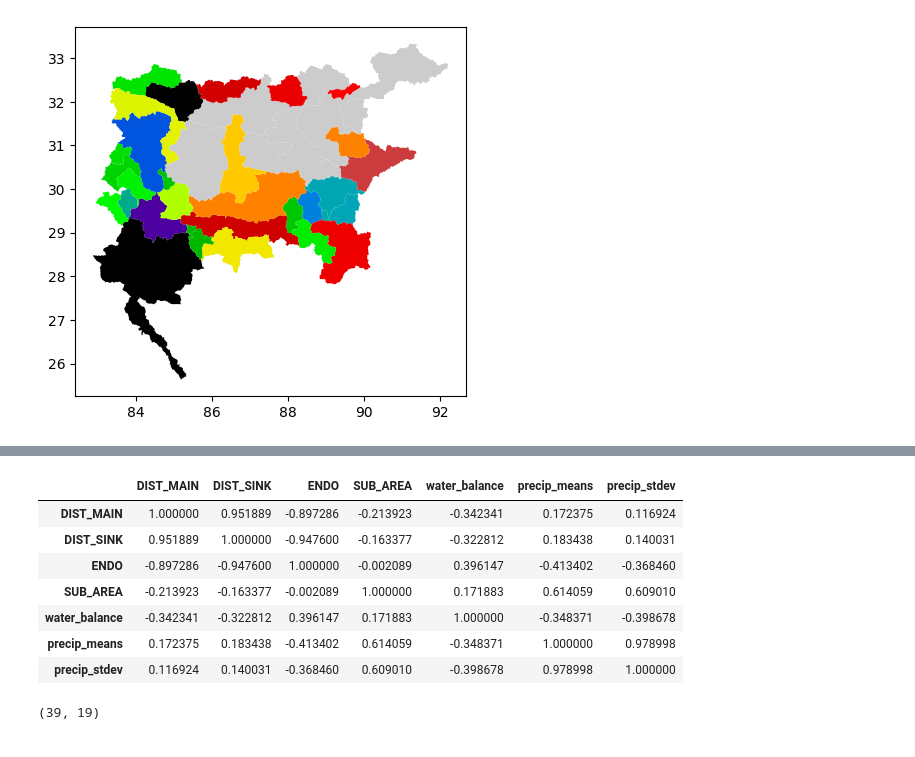
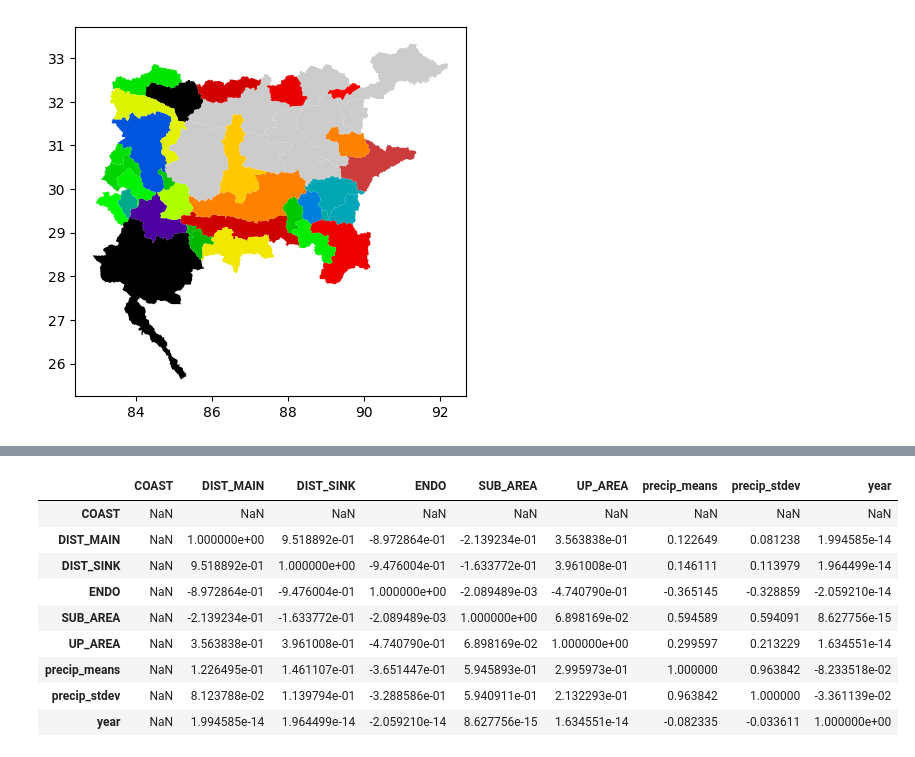
Before and after one commit to 4DModeller/tblakes, a Jupyter notebook: back_to_basins.ipynb, the cells around one changed output, grey strips where cells are left out. Drawn from its saved outputs; the diff is of its cells as text; code cells hidden in the pictures.

```diff
--- a/back_to_basins.ipynb
+++ b/back_to_basins.ipynb
@@ -173,9 +289,13 @@ dfs
 # %%
-precip2010 = xr.open_dataset('data/precip/2010data.nc')
-precip2011 = xr.open_dataset('data/precip/2011data.nc')
-precip = xr.concat([precip2010, precip2011], dim=['longitude', 'latitude'])
-# precip = precip.rio.set_crs(df.crs)
-precip = precip.rio.write_crs(df.crs)
-means = [precip.rio.clip([poly], df.crs).tp.mean().item() for poly in df['.geo'].values]
-stdev = [precip.rio.clip([poly], df.crs).tp.std().item() for poly in df['.geo'].values]
+# %% [output]
+|  | COAST | DIST_MAIN | DIST_SINK | ENDO | SUB_AREA | UP_AREA | precip_means | precip_stdev | year |
+| COAST | NaN | NaN | NaN | NaN | NaN | NaN | NaN | NaN | NaN |
+| DIST_MAIN | NaN | 1.000000e+00 | 9.518892e-01 | -8.972864e-01 | -2.139234e-01 | 3.563838e-01 | 0.122649 | 0.081238 | 1.994585e-14 |
+| DIST_SINK | NaN | 9.518892e-01 | 1.000000e+00 | -9.476004e-01 | -1.633772e-01 | 3.961008e-01 | 0.146111 | 0.113979 | 1.964499e-14 |
+| ENDO | NaN | -8.972864e-01 | -9.476004e-01 | 1.000000e+00 | -2.089489e-03 | -4.740790e-01 | -0.365145 | -0.328859 | -2.059210e-14 |
+| SUB_AREA | NaN | -2.139234e-01 | -1.633772e-01 | -2.089489e-03 | 1.000000e+00 | 6.898169e-02 | 0.594589 | 0.594091 | 8.627756e-15 |
+| UP_AREA | NaN | 3.563838e-01 | 3.961008e-01 | -4.740790e-01 | 6.898169e-02 | 1.000000e+00 | 0.299597 | 0.213229 | 1.634551e-14 |
+| precip_means | NaN | 1.226495e-01 | 1.461107e-01 | -3.651447e-01 | 5.945893e-01 | 2.995973e-01 | 1.000000 | 0.963842 | -8.233518e-02 |
+| precip_stdev | NaN | 8.123788e-02 | 1.139794e-01 | -3.288586e-01 | 5.940911e-01 | 2.132293e-01 | 0.963842 | 1.000000 | -3.361139e-02 |
+| year | NaN | 1.994585e-14 | 1.964499e-14 | -2.059210e-14 | 8.627756e-15 | 1.634551e-14 | -0.082335 | -0.033611 | 1.000000e+00 |
 # %%
@@ -193,16 +313,5 @@ cols = ['DIST_MAIN',
 # %%
-df[cols].corr()
+# df[cols].corr()
-# %% [output]
-|  | DIST_MAIN | DIST_SINK | ENDO | SUB_AREA | water_balance | precip_means | precip_stdev |
-| DIST_MAIN | 1.000000 | 0.951889 | -0.897286 | -0.213923 | -0.342341 | 0.172375 | 0.116924 |
-| DIST_SINK | 0.951889 | 1.000000 | -0.947600 | -0.163377 | -0.322812 | 0.183438 | 0.140031 |
-| ENDO | -0.897286 | -0.947600 | 1.000000 | -0.002089 | 0.396147 | -0.413402 | -0.368460 |
-| SUB_AREA | -0.213923 | -0.163377 | -0.002089 | 1.000000 | 0.171883 | 0.614059 | 0.609010 |
-| water_balance | -0.342341 | -0.322812 | 0.396147 | 0.171883 | 1.000000 | -0.348371 | -0.398678 |
-| precip_means | 0.172375 | 0.183438 | -0.413402 | 0.614059 | -0.348371 | 1.000000 | 0.978998 |
-| precip_stdev | 0.116924 | 0.140031 | -0.368460 | 0.609010 | -0.398678 | 0.978998 | 1.000000 |
 # %%
-df.shape
+# df.shape
-# %% [output]
-(39, 19)
 # %%
```
Also changed, not shown: parts of 16 cells of this notebook, 1 other file.
